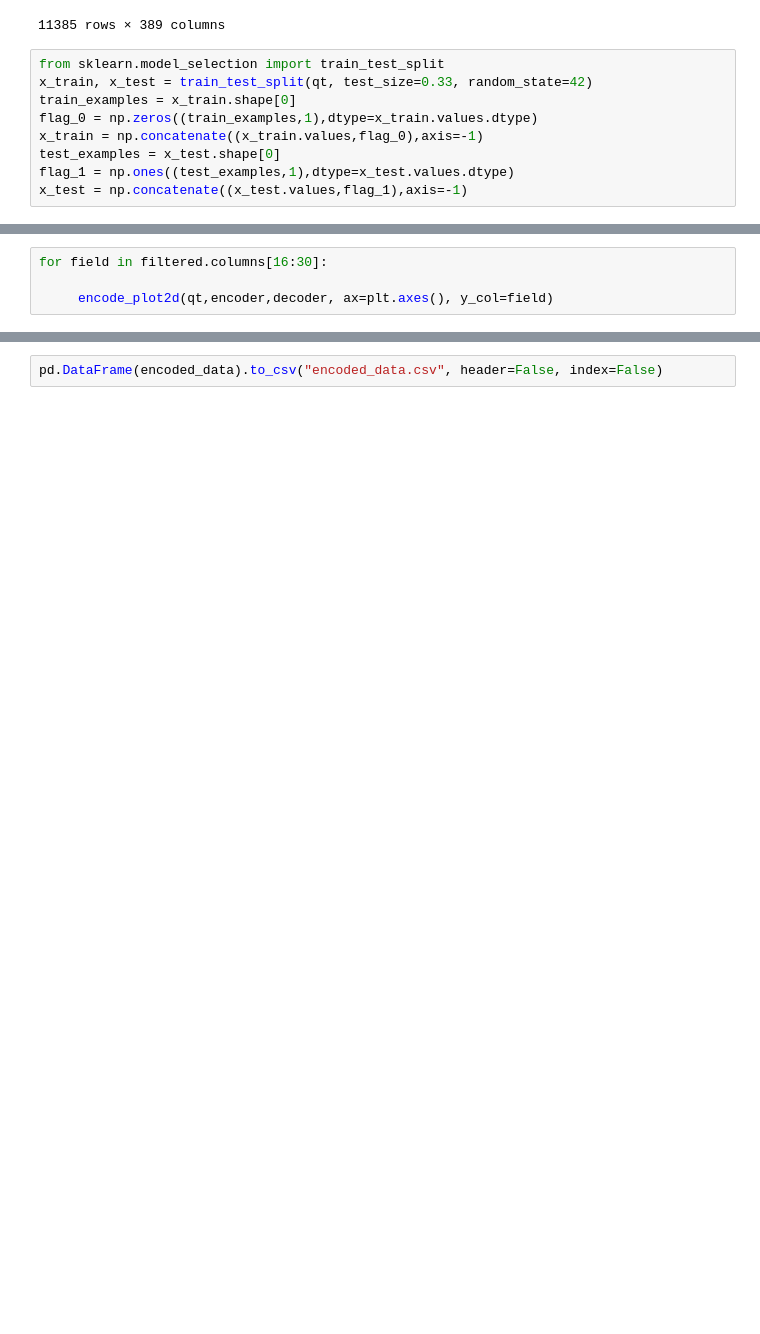
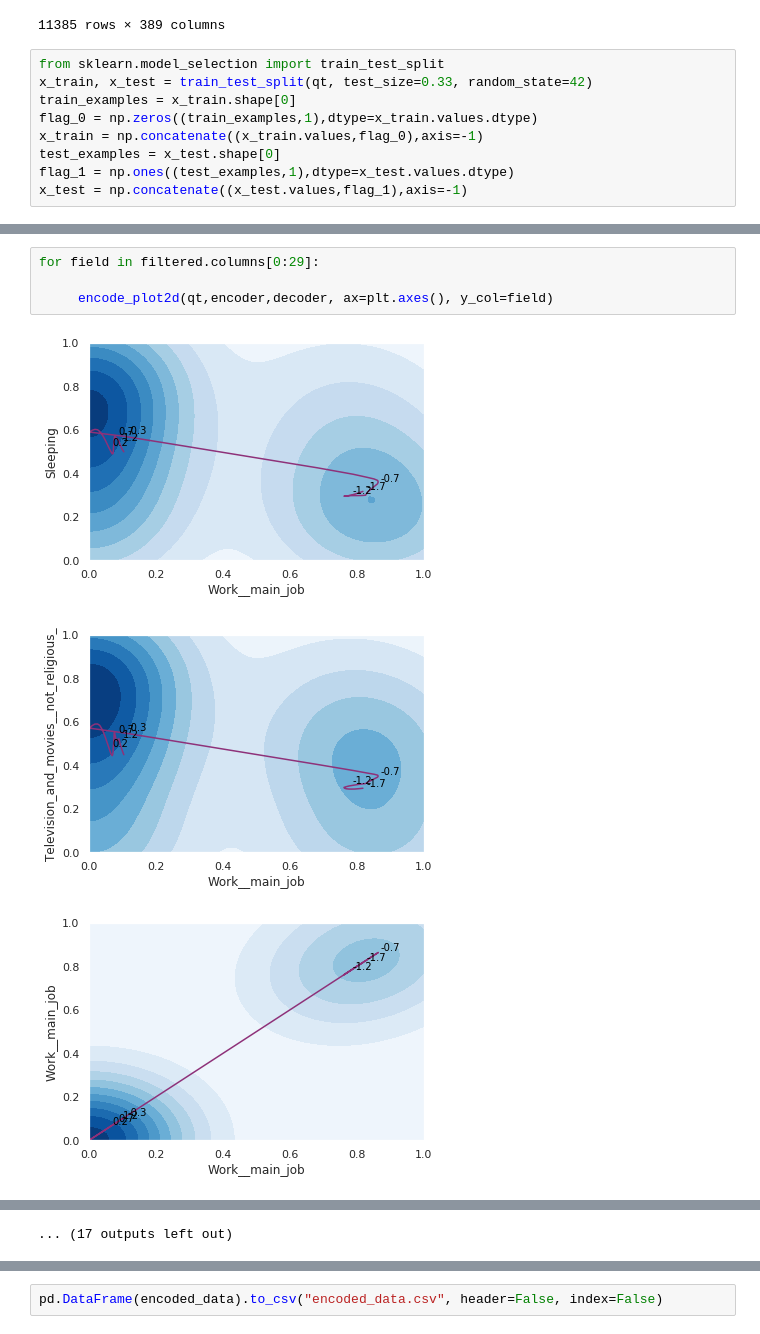
Before and after one commit to yaniv256/VAEs-in-Economics, a Jupyter notebook: Notebooks/Time_use_shares_with_vaes.ipynb, the cells around one changed output, grey strips where cells are left out. Saved outputs shown, nothing was run; the diff lists cells and outputs as text; blank space fills up the shorter version.

```diff
--- a/Notebooks/Time_use_shares_with_vaes.ipynb
+++ b/Notebooks/Time_use_shares_with_vaes.ipynb
@@ -411,4 +412,0 @@ encode_plot2d(qt,encoder,decoder, ax=plt.axes())
-# %%
-for field in filtered.columns[16:30]:
-
-     encode_plot2d(qt,encoder,decoder, ax=plt.axes(), y_col=field)
@@ -467 +450,9 @@ filtered
 11385 rows × 389 columns
+# %%
+for field in filtered.columns[0:29]:
+
+     encode_plot2d(qt,encoder,decoder, ax=plt.axes(), y_col=field)
+# %% [output]
+[figure, added]
+[figure, added]
+[figure, added]
@@ -468,3 +468,4 @@ filtered
+... (17 outputs left out)
 # %%
 filtered-qt
 # %% [output]
```
Also changed, not shown: parts of 17 cells of this notebook.
